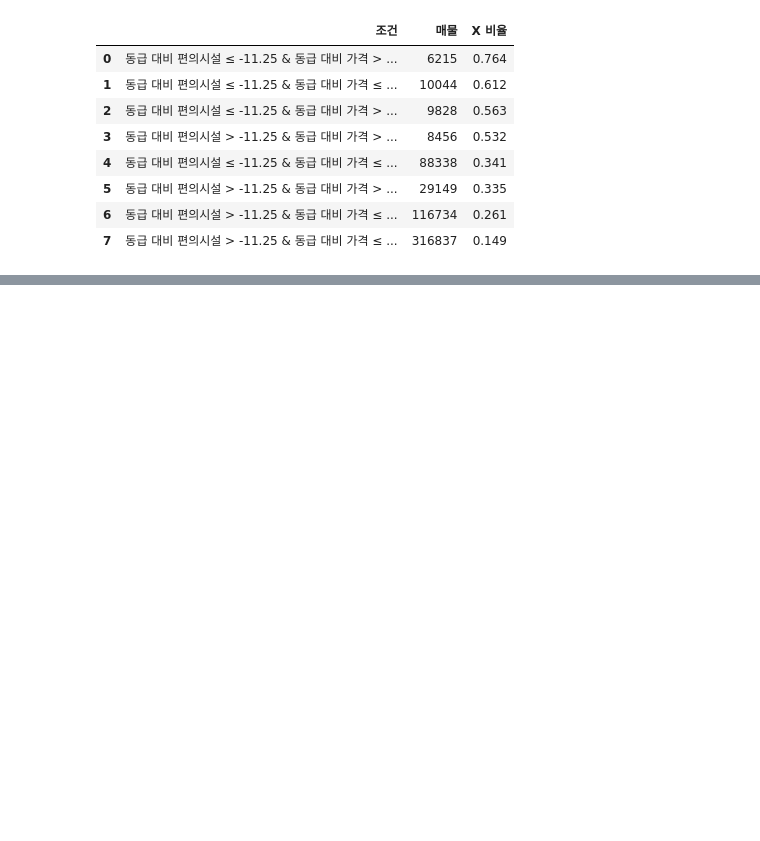
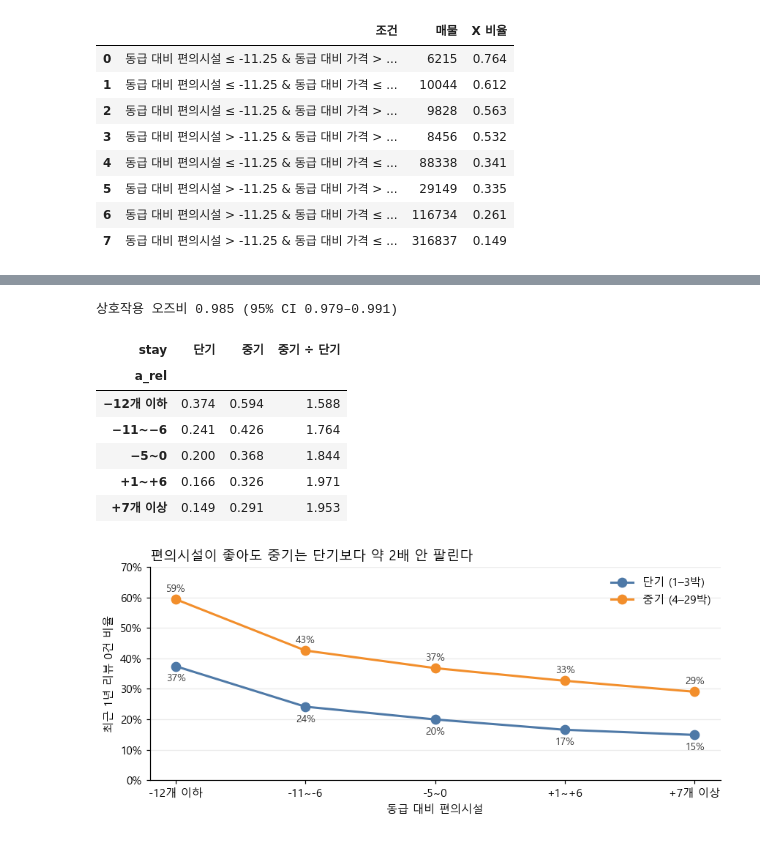
Before and after one commit to younghyun729/insight-2026-2, a Jupyter notebook: notebooks/segmentation_2x3.ipynb, the cells around one changed output, grey strips where cells are left out. Drawn from its saved outputs; the diff is of its cells as text; code cells hidden in the pictures; blank space fills up the shorter version.

```diff
--- a/notebooks/segmentation_2x3.ipynb
+++ b/notebooks/segmentation_2x3.ipynb
@@ -817,0 +982,36 @@ leaves.reset_index(drop=True)
+# %%
+# [7-5] 2번 vs 5번 — 편의시설이 좋으면 중기 설정의 불리함이 사라지나? (6장 모델 + '중기 × 편의시설' 상호작용)
+XI = X.assign(**{"중기 × 편의시설": X["중기 설정 (4–29박)"] * X["동급 대비 편의시설 (+5개)"]})
+mI, seI = fit_logit(XI, y)
+k_ = list(XI.columns).index("중기 × 편의시설")
+print(f"상호작용 오즈비 {np.exp(mI.coef_[0][k_]):.3f} (95% CI {np.exp(mI.coef_[0][k_] - 1.96 * seI[k_]):.3f}–{np.exp(mI.coef_[0][k_] + 1.96 * seI[k_]):.3f})")
+
+# 원자료 — 동급 대비 편의시설 구간별 무리뷰율, 단기 vs 중기
+ab = pd.cut(m["a_rel"], [-np.inf, -12, -6, 0, 6, np.inf], labels=["−12개 이하", "−11~−6", "−5~0", "+1~+6", "+7개 이상"])
+raw = m.groupby([ab, "stay"])["norev"].mean().unstack()[["단기", "중기"]]
+raw["중기 ÷ 단기"] = raw["중기"] / raw["단기"]
+display(raw)
+
+fig, ax = plt.subplots(figsize=(8, 3.6))
+xi = np.arange(len(raw))
+ax.plot(xi, raw["단기"], marker="o", lw=2, ms=8, color=C["main"], label="단기 (1–3박)")
+ax.plot(xi, raw["중기"], marker="o", lw=2, ms=8, color=C["accent"], label="중기 (4–29박)")
+for i in xi:
+    ax.text(i, raw["중기"].iloc[i] + 0.025, f"{raw['중기'].iloc[i]:.0%}", ha="center", fontsize=9, color="#333")
+    ax.text(i, raw["단기"].iloc[i] - 0.05, f"{raw['단기'].iloc[i]:.0%}", ha="center", fontsize=9, color="#333")
+ax.set_xticks(xi, [str(v).replace("−", "-") for v in raw.index]); ax.set_xlabel("동급 대비 편의시설")
+ax.set_ylim(0, 0.7); ax.yaxis.set_major_formatter(mpl.ticker.PercentFormatter(1)); ax.set_ylabel("최근 1년 리뷰 0건 비율")
+ax.legend(frameon=False, loc="upper right")
+ax.set_title("편의시설이 좋아도 중기는 단기보다 약 2배 안 팔린다", loc="left")
+ax.grid(axis="x", visible=False)
+plt.tight_layout(); plt.show()
+# %% [output]
+상호작용 오즈비 0.985 (95% CI 0.979–0.991)
+| stay | 단기 | 중기 | 중기 ÷ 단기 |
+| a_rel |  |  |  |
+| −12개 이하 | 0.374 | 0.594 | 1.588 |
+| −11~−6 | 0.241 | 0.426 | 1.764 |
+| −5~0 | 0.200 | 0.368 | 1.844 |
+| +1~+6 | 0.166 | 0.326 | 1.971 |
+| +7개 이상 | 0.149 | 0.291 | 1.953 |
+[figure, added]
```
Also changed, not shown: parts of 13 cells of this notebook, 1 other file.
